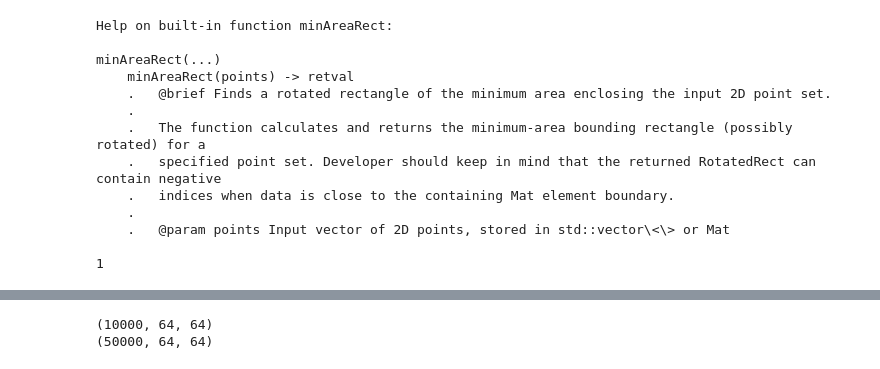
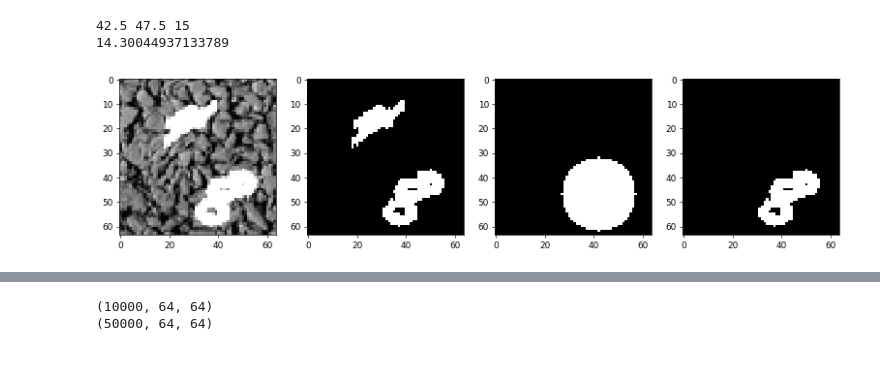
Before and after one commit to vivekster12/kaggle-MNIST, a Jupyter notebook: Preprocessing.ipynb, the cells around one changed output, grey strips where cells are left out. Drawn from its saved outputs; the diff is of its cells as text; code cells hidden in the pictures.

```diff
--- a/Preprocessing.ipynb
+++ b/Preprocessing.ipynb
@@ -17,19 +18,62 @@ x_test[x_test>=240]=255
-# %%
-# help(cv2.drawContours)
-help(cv2.minAreaRect)
-print(cv2.RETR_LIST)
-# %% [output]
-Help on built-in function minAreaRect:
-
-minAreaRect(...)
-    minAreaRect(points) -> retval
-    .   @brief Finds a rotated rectangle of the minimum area enclosing the input 2D point set.
-    .
-    .   The function calculates and returns the minimum-area bounding rectangle (possibly rotated) for a
-    .   specified point set. Developer should keep in mind that the returned RotatedRect can contain negative
-    .   indices when data is close to the containing Mat element boundary.
-    .
-    .   @param points Input vector of 2D points, stored in std::vector\<\> or Mat
-
-1
+# %%
+def plotPreprocessingStepsMinBoundingCircle():
+#     imageNum = 2501
+#     imageNum = 902
+    imageNum = 904
+    xImgFiltTest = x_test.reshape(-1,64,64)
+    xImgOrgTest = x_originals.reshape(-1,64,64)
+
+    imageOrg = xImgOrgTest[imageNum].astype('uint8')
+    imageFilt = xImgFiltTest[imageNum].astype('uint8')
+    fig=plt.figure(figsize=(15,6), dpi=64)
+    a = fig.add_subplot(1,4,1)
+    plt.imshow(imageOrg, cmap='gray')
+    a = fig.add_subplot(1,4,2)
+    plt.imshow(imageFilt, cmap='gray')
+
+
+    ret, thresh = cv2.threshold(imageFilt,127,255,cv2.THRESH_BINARY)
+    contourImage, contours, hierarchy = cv2.findContours(thresh,1,1)
+    # print('Contours: \n', contours)
+#     print('Hierarchy: \n', hierarchy)
+
+    largest_areas = sorted(contours, key=lambda cont: cv2.minEnclosingCircle(cont)[1])
+
+    cnt=largest_areas[-1]
+
+    (x,y),radius = cv2.minEnclosingCircle(cnt)
+    center = (int(x), int(y))
+    radius = int(math.ceil(radius))
+    mask = np.zeros(imageFilt.shape, np.int8)
+    circle = cv2.circle(mask, center, radius, (255,255,255),-1)
+
+    print(x,y,radius)
+    print(cv2.minEnclosingCircle(cnt)[1])
+    a = fig.add_subplot(1,4,3)
+
+    plt.imshow(circle, cmap='gray')
+
+    testing = cv2.bitwise_and(imageFilt, imageFilt, mask=circle)
+
+    a = fig.add_subplot(1,4,4)
+    plt.imshow(testing, cmap='gray')
+
+#     print('rect',rect)
+#     box = cv2.boxPoints(rect)
+#     print('box', box)
+#     box = np.int0(box)
+#     poly = np.array([box], dtype=np.int32)
+#     mask = np.zeros(imageFilt.shape, np.uint8)
+#     cv2.fillPoly(mask, poly, 255)
+
+
+
+#     contoursImage = cv2.drawContours(imageFilt, [box], 0, (150,0,255),1)
+#     a = fig.add_subplot(1,4,4)
+#     plt.imshow(mask, cmap='gray')
+plotPreprocessingStepsMinBoundingCircle()
+# %% [output]
+42.5 47.5 15
+14.30044937133789
+[figure, added]
 # %%
```
Also changed, not shown: parts of 12 cells of this notebook.
